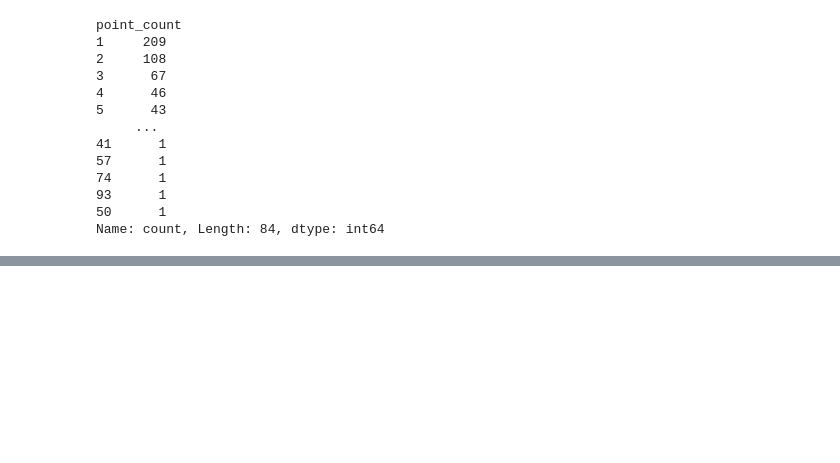
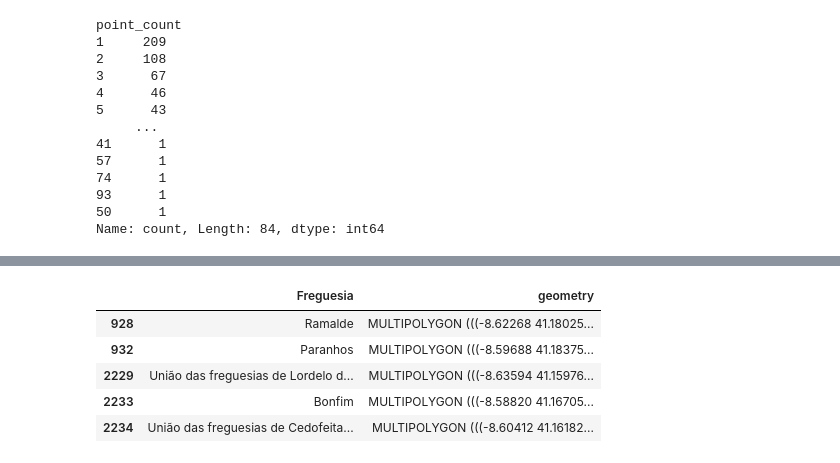
Before and after one commit to drowninginc/desalojamento, a Jupyter notebook: Censos/CensosxRNAL.ipynb, the cells around one changed output, grey strips where cells are left out. Drawn from its saved outputs; the diff is of its cells as text; code cells hidden in the pictures; blank space fills up the shorter version.

```diff
--- a/Censos/CensosxRNAL.ipynb
+++ b/Censos/CensosxRNAL.ipynb
@@ -90,0 +114,13 @@ Name: count, Length: 296, dtype: int64
+# %%
+input_file = "CAOP/CAOP.gpkg"
+CAOP = gpd.read_file(input_file)
+CAOP = CAOP[CAOP["Concelho"] == "Porto"][["Freguesia", "geometry"]]
+CAOP = CAOP.to_crs("EPSG:4326")
+CAOP.head()
+# %% [output]
+|  | Freguesia | geometry |
+| 928 | Ramalde | MULTIPOLYGON (((-8.62268 41.18025... |
+| 932 | Paranhos | MULTIPOLYGON (((-8.59688 41.18375... |
+| 2229 | União das freguesias de Lordelo d... | MULTIPOLYGON (((-8.63594 41.15976... |
+| 2233 | Bonfim | MULTIPOLYGON (((-8.58820 41.16705... |
+| 2234 | União das freguesias de Cedofeita... | MULTIPOLYGON (((-8.60412 41.16182... |
```
Also changed, not shown: parts of 18 cells of this notebook, 2 other files.
